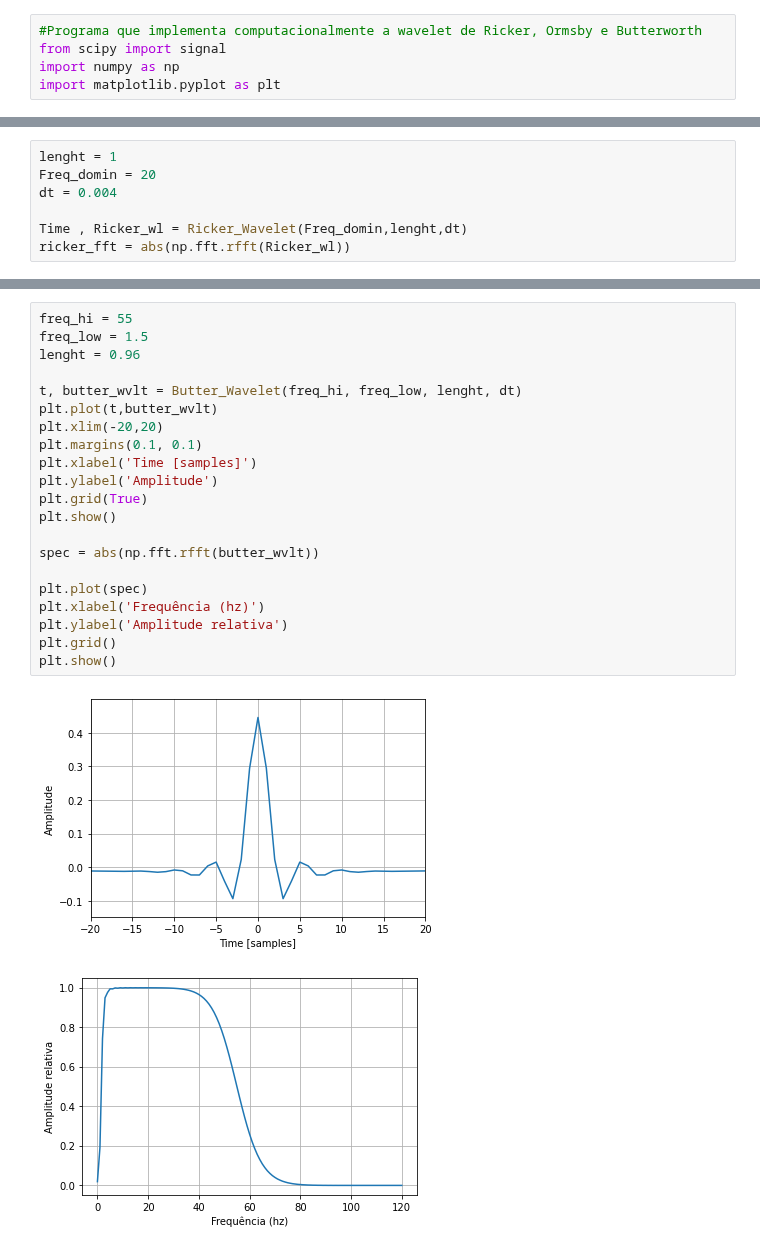
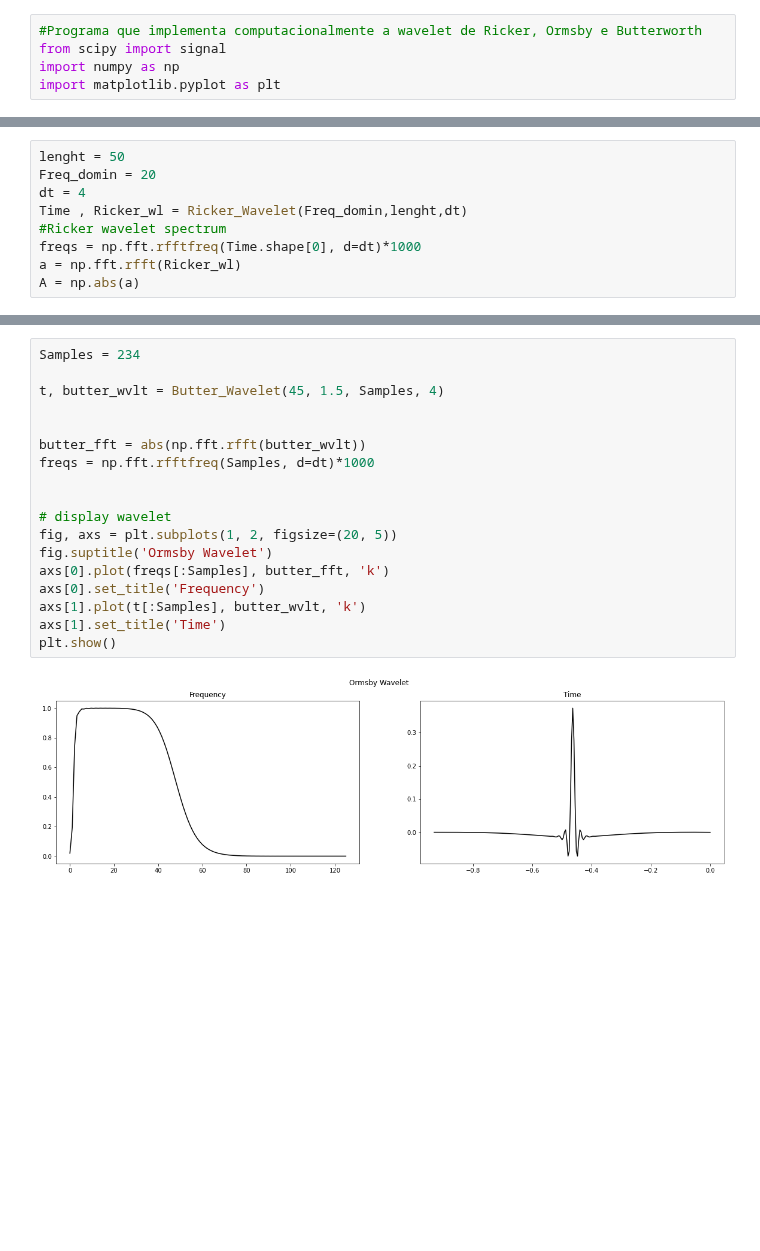
Before and after one commit to giecaruff/stoneforge, a Jupyter notebook: stoneforge/wavelets/Wavelets_notebook.ipynb, the cells around one changed output, grey strips where cells are left out. Drawn from its saved outputs; the diff is of its cells as text; blank space fills up the shorter version.

```diff
--- a/stoneforge/wavelets/Wavelets_notebook.ipynb
+++ b/stoneforge/wavelets/Wavelets_notebook.ipynb
@@ -35,9 +39,11 @@ def Butter_Wavelet(Freq_hi, Freq_low, Duration, Sampling):
     return t, butter_wvlt
 # %%
-lenght = 1
+lenght = 50
 Freq_domin = 20
-dt = 0.004
-
+dt = 4
 Time , Ricker_wl = Ricker_Wavelet(Freq_domin,lenght,dt)
-ricker_fft = abs(np.fft.rfft(Ricker_wl))
+#Ricker wavelet spectrum
+freqs = np.fft.rfftfreq(Time.shape[0], d=dt)*1000
+a = np.fft.rfft(Ricker_wl)
+A = np.abs(a)
 # %%
@@ -79,24 +76,20 @@ plt.show()
 # %%
-freq_hi = 55
-freq_low = 1.5
-lenght = 0.96
+Samples = 234
 
-t, butter_wvlt = Butter_Wavelet(freq_hi, freq_low, lenght, dt)
-plt.plot(t,butter_wvlt)
-plt.xlim(-20,20)
-plt.margins(0.1, 0.1)
-plt.xlabel('Time [samples]')
-plt.ylabel('Amplitude')
-plt.grid(True)
+t, butter_wvlt = Butter_Wavelet(45, 1.5, Samples, 4)
+
+
+butter_fft = abs(np.fft.rfft(butter_wvlt))
+freqs = np.fft.rfftfreq(Samples, d=dt)*1000
+
+
+# display wavelet
+fig, axs = plt.subplots(1, 2, figsize=(20, 5))
+fig.suptitle('Ormsby Wavelet')
+axs[0].plot(freqs[:Samples], butter_fft, 'k')
+axs[0].set_title('Frequency')
+axs[1].plot(t[:Samples], butter_wvlt, 'k')
+axs[1].set_title('Time')
 plt.show()
-
-spec = abs(np.fft.rfft(butter_wvlt))
-
-plt.plot(spec)
-plt.xlabel('Frequência (hz)')
-plt.ylabel('Amplitude relativa')
-plt.grid()
-plt.show()
 # %% [output]
-[figure, old version]
+[figure, new version]
-[figure, removed]
```
Also changed, not shown: parts of 4 cells of this notebook.
